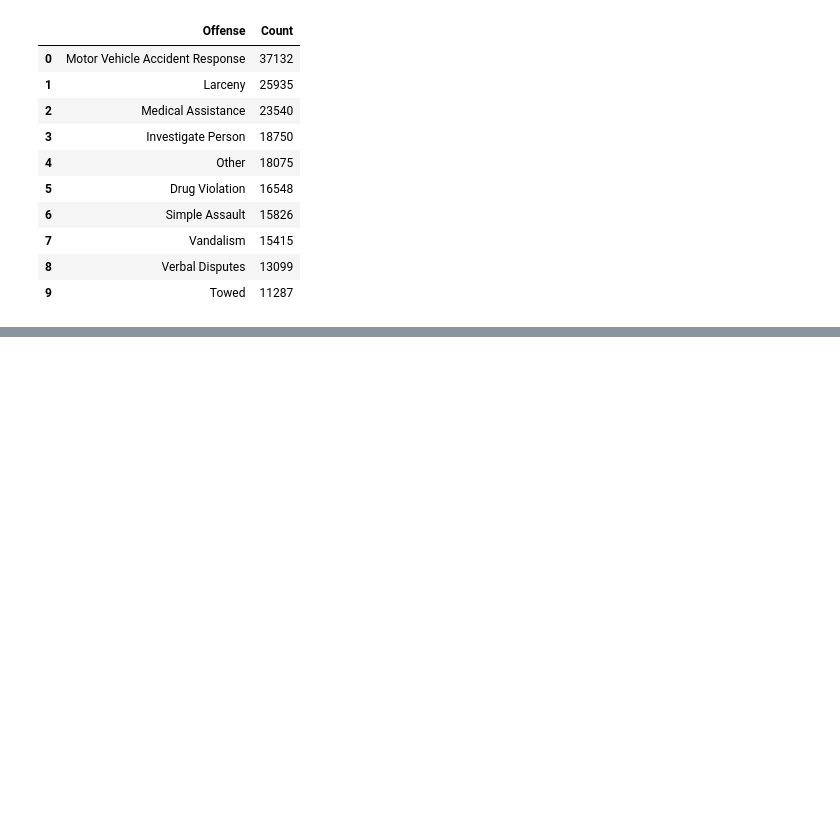
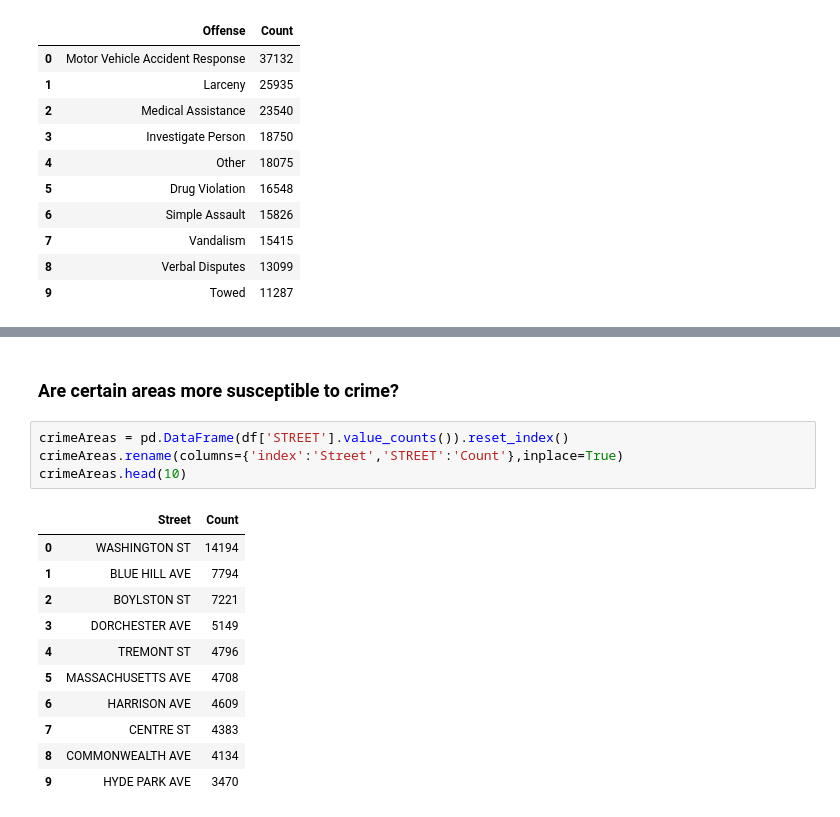
Before and after one commit to SpacePatroller/Boston_Crime_Data, a Jupyter notebook: Crime Data EDA.ipynb, the cells around one changed output, grey strips where cells are left out. Saved outputs shown, nothing was run; the diff lists cells and outputs as text; blank space fills up the shorter version.

```diff
--- a/Crime Data EDA.ipynb
+++ b/Crime Data EDA.ipynb
@@ -93,0 +94,18 @@ plt.savefig('offenseCount.jpeg')
+# %% [markdown]
+### Are certain areas more  susceptible to crime?
+# %%
+crimeAreas = pd.DataFrame(df['STREET'].value_counts()).reset_index()
+crimeAreas.rename(columns={'index':'Street','STREET':'Count'},inplace=True)
+crimeAreas.head(10)
+# %% [output]
+|  | Street | Count |
+| 0 | WASHINGTON ST | 14194 |
+| 1 | BLUE HILL AVE | 7794 |
+| 2 | BOYLSTON ST | 7221 |
+| 3 | DORCHESTER AVE | 5149 |
+| 4 | TREMONT ST | 4796 |
+| 5 | MASSACHUSETTS AVE | 4708 |
+| 6 | HARRISON AVE | 4609 |
+| 7 | CENTRE ST | 4383 |
+| 8 | COMMONWEALTH AVE | 4134 |
+| 9 | HYDE PARK AVE | 3470 |
```
Also changed, not shown: parts of 3 cells of this notebook, 1 other file.
